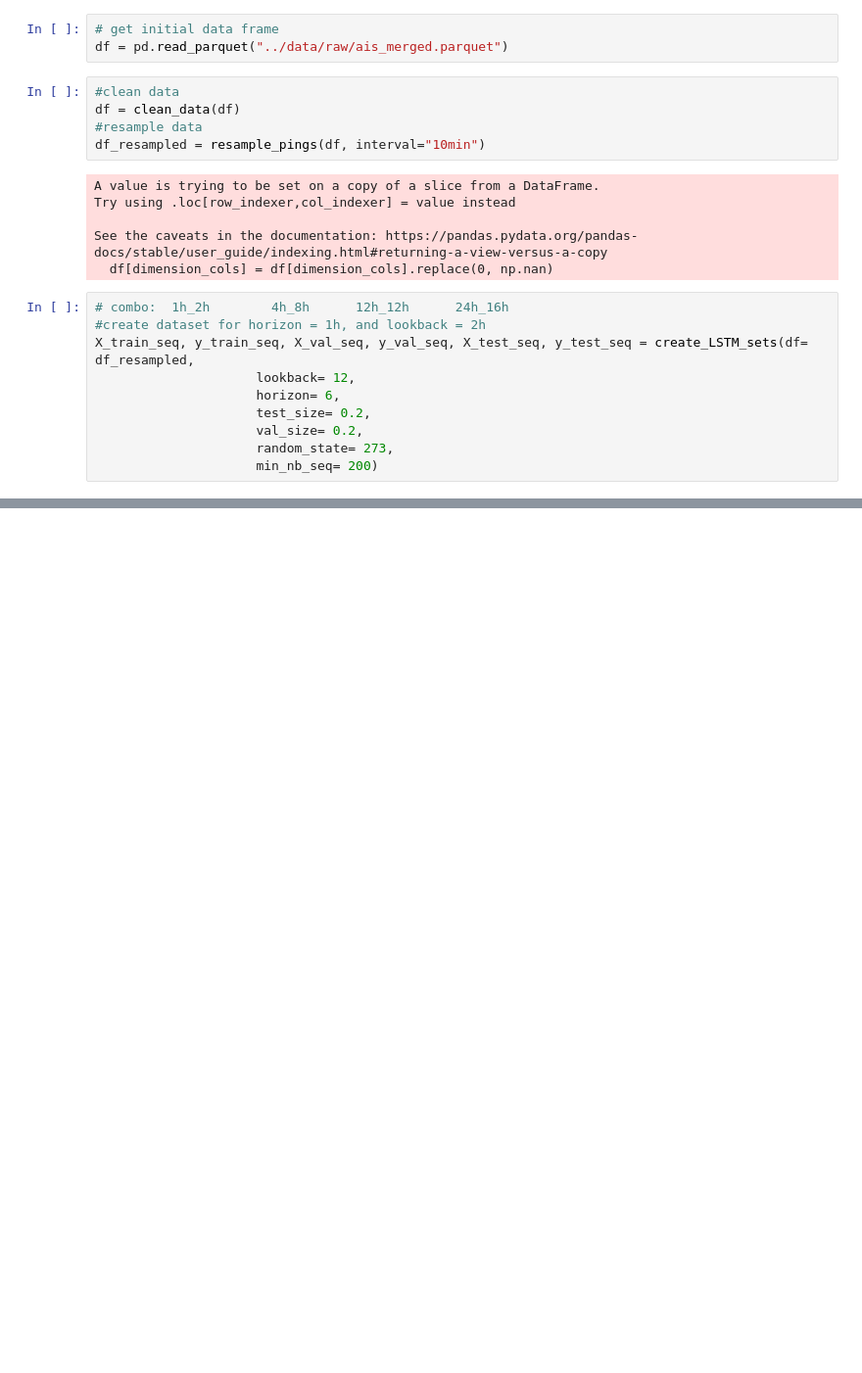
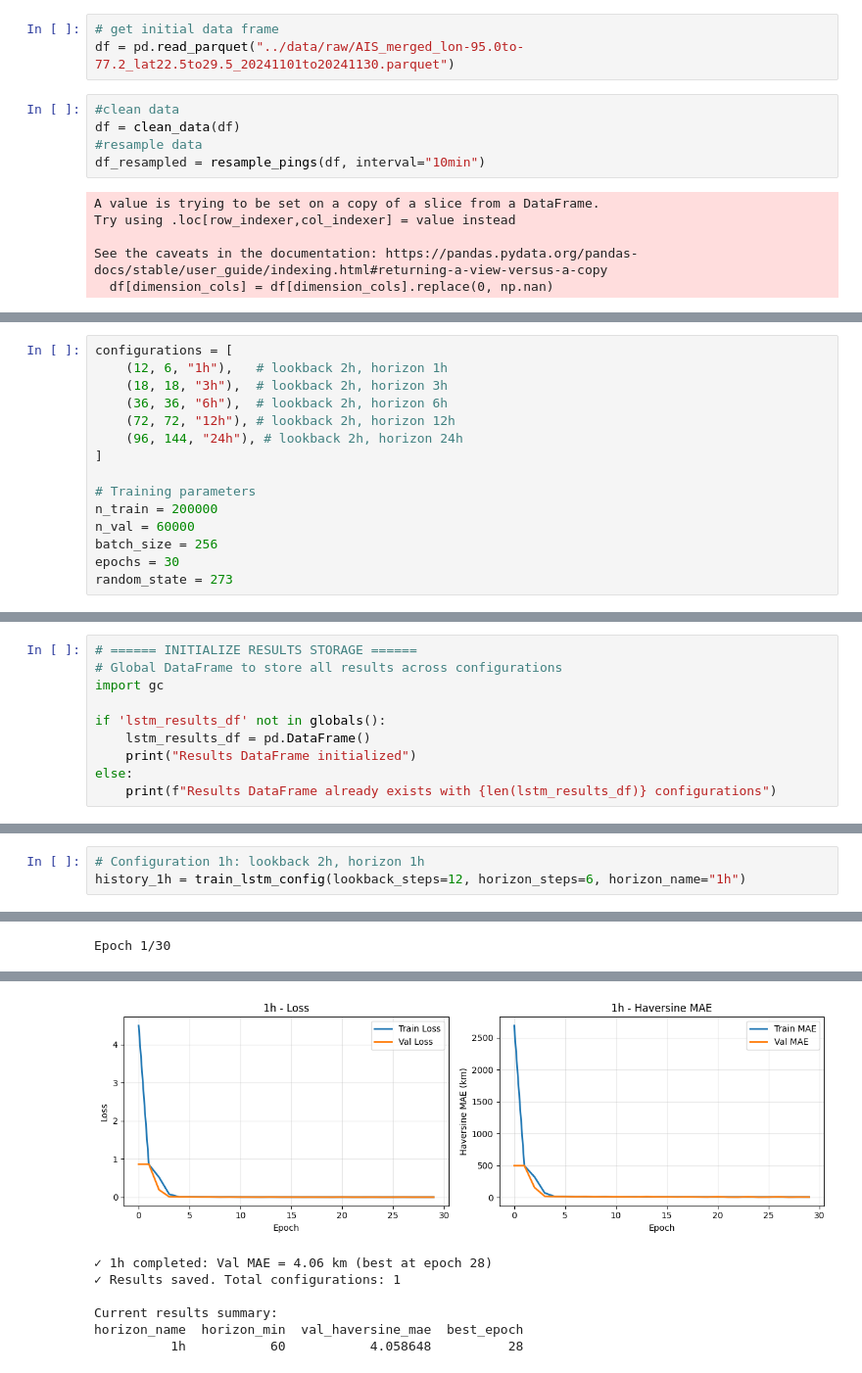
Before and after one commit to PabloRougerie/shanty-project, a Jupyter notebook: notebooks/8_LSTM.ipynb, the cells around one changed output, grey strips where cells are left out. Shown at 98% size. Cells and saved outputs as stored; diff of their text form; blank space fills up the shorter version.

```diff
--- a/notebooks/8_LSTM.ipynb
+++ b/notebooks/8_LSTM.ipynb
@@ -30,6 +73,6 @@ from sklearn.model_selection import GroupKFold
 # %%
 # get initial data frame
-df = pd.read_parquet("../data/raw/ais_merged.parquet")
+df = pd.read_parquet("../data/raw/AIS_merged_lon-95.0to-77.2_lat22.5to29.5_20241101to20241130.parquet")
 # %%
 #clean data
 df = clean_data(df)
@@ -41,13 +84,3 @@ Try using .loc[row_indexer,col_indexer] = value instead
 
 See the caveats in the documentation: https://pandas.pydata.org/pandas-docs/stable/user_guide/indexing.html#returning-a-view-versus-a-copy
   df[dimension_cols] = df[dimension_cols].replace(0, np.nan)
-# %%
-# combo:  1h_2h        4h_8h      12h_12h      24h_16h
-#create dataset for horizon = 1h, and lookback = 2h
-X_train_seq, y_train_seq, X_val_seq, y_val_seq, X_test_seq, y_test_seq = create_LSTM_sets(df= df_resampled,
-                     lookback= 12,
-                     horizon= 6,
-                     test_size= 0.2,
-                     val_size= 0.2,
-                     random_state= 273,
-                     min_nb_seq= 200)
@@ -60,0 +91,15 @@ Creating sliding windows for 1356 vessels...
+# %%
+configurations = [
+    (12, 6, "1h"),   # lookback 2h, horizon 1h
+    (18, 18, "3h"),  # lookback 2h, horizon 3h
+    (36, 36, "6h"),  # lookback 2h, horizon 6h
+    (72, 72, "12h"), # lookback 2h, horizon 12h
+    (96, 144, "24h"), # lookback 2h, horizon 24h
+]
+
+# Training parameters
+n_train = 200000
+n_val = 60000
+batch_size = 256
+epochs = 30
+random_state = 273
@@ -60,0 +110,10 @@ Creating sliding windows for 1356 vessels...
+# %%
+# ====== INITIALIZE RESULTS STORAGE ======
+# Global DataFrame to store all results across configurations
+import gc
+
+if 'lstm_results_df' not in globals():
+    lstm_results_df = pd.DataFrame()
+    print("Results DataFrame initialized")
+else:
+    print(f"Results DataFrame already exists with {len(lstm_results_df)} configurations")
@@ -60,0 +319,4 @@ Creating sliding windows for 1356 vessels...
+# %%
+# Configuration 1h: lookback 2h, horizon 1h
+history_1h = train_lstm_config(lookback_steps=12, horizon_steps=6, horizon_name="1h")
+# %% [output]
@@ -60,0 +346 @@ Creating sliding windows for 1356 vessels...
+Epoch 1/30
@@ -60,0 +365,7 @@ Creating sliding windows for 1356 vessels...
+[figure, added]
+✓ 1h completed: Val MAE = 4.06 km (best at epoch 28)
+✓ Results saved. Total configurations: 1
+
+Current results summary:
+horizon_name  horizon_min  val_haversine_mae  best_epoch
+          1h           60           4.058648          28
```
Also changed, not shown: parts of 23 cells of this notebook, 21 other files.
